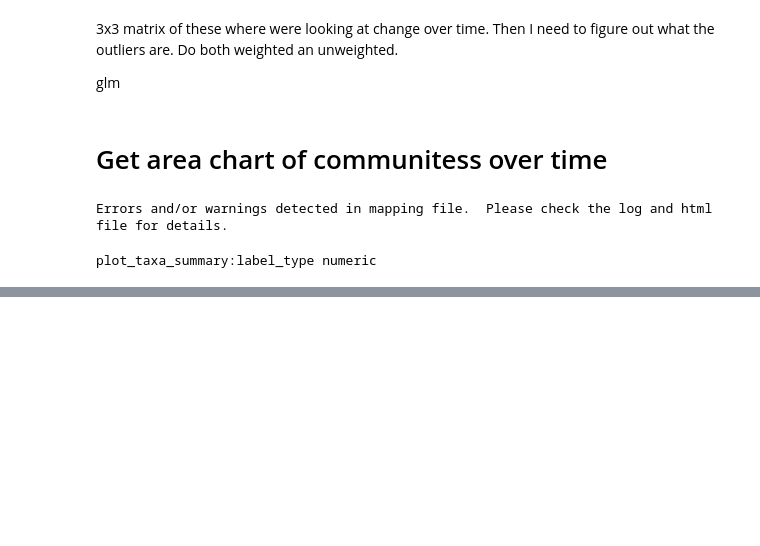
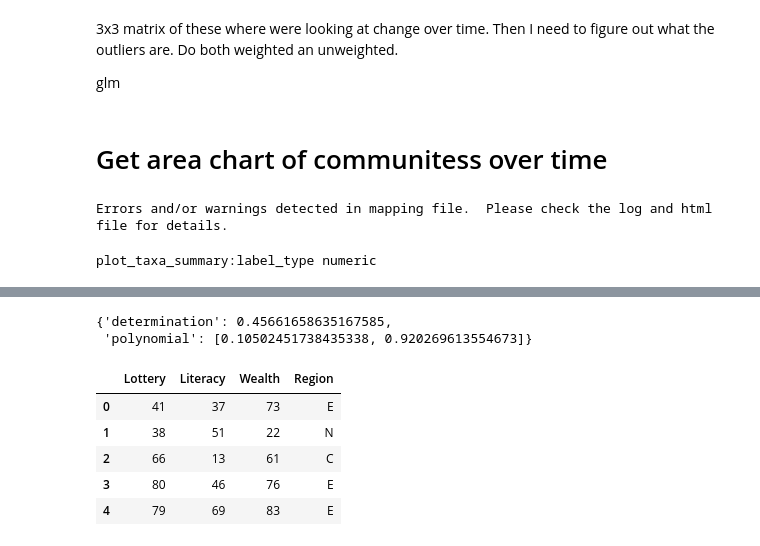
Before and after one commit to johnchase/thesis_analysis, a Jupyter notebook: rate_of_change/rate_of_change.ipynb, the cells around one changed output, grey strips where cells are left out. Saved outputs shown, nothing was run; the diff lists cells and outputs as text; code cells hidden in the pictures; blank space fills up the shorter version.

```diff
--- a/rate_of_change/rate_of_change.ipynb
+++ b/rate_of_change/rate_of_change.ipynb
@@ -330,0 +401,3 @@ from skbio import
+# %%
+spector_data = sm.datasets.spector.load()
+spector_data
@@ -330,0 +406,10 @@ from skbio import
+# %%
+import numpy as np
+import statsmodels.api as sm
+spector_data = sm.datasets.spector.load()
+spector_data.exog = sm.add_constant(spector_data.exog, prepend=False)
+
+# Fit and summarize OLS model
+mod = sm.OLS(spector_data.endog, spector_data.exog)
+res = mod.fit()
+print res.summary()
@@ -330,0 +509,18 @@ from skbio import
+# %%
+x = tips['total_bill']
+y = tips['tip']
+get_polyfit_with_R2(x, y, 1)
+# %% [output]
+{'determination': 0.45661658635167585,
+ 'polynomial': [0.10502451738435338, 0.920269613554673]}
+# %%
+df = sm.datasets.get_rdataset("Guerry", "HistData").data
+df = df[['Lottery', 'Literacy', 'Wealth', 'Region']].dropna()
+df.head()
+# %% [output]
+|  | Lottery | Literacy | Wealth | Region |
+| 0 | 41 | 37 | 73 | E |
+| 1 | 38 | 51 | 22 | N |
+| 2 | 66 | 13 | 61 | C |
+| 3 | 80 | 46 | 76 | E |
+| 4 | 79 | 69 | 83 | E |
```
Also changed, not shown: parts of 37 cells of this notebook.
